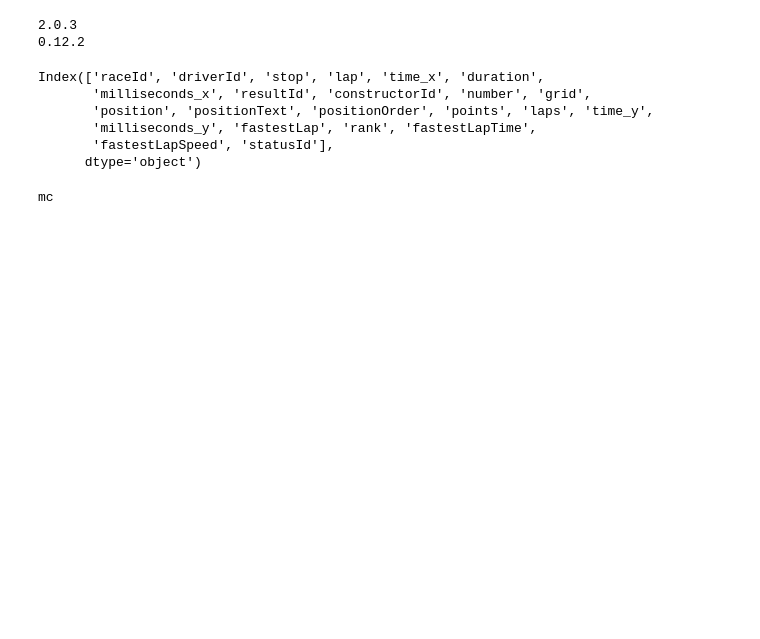
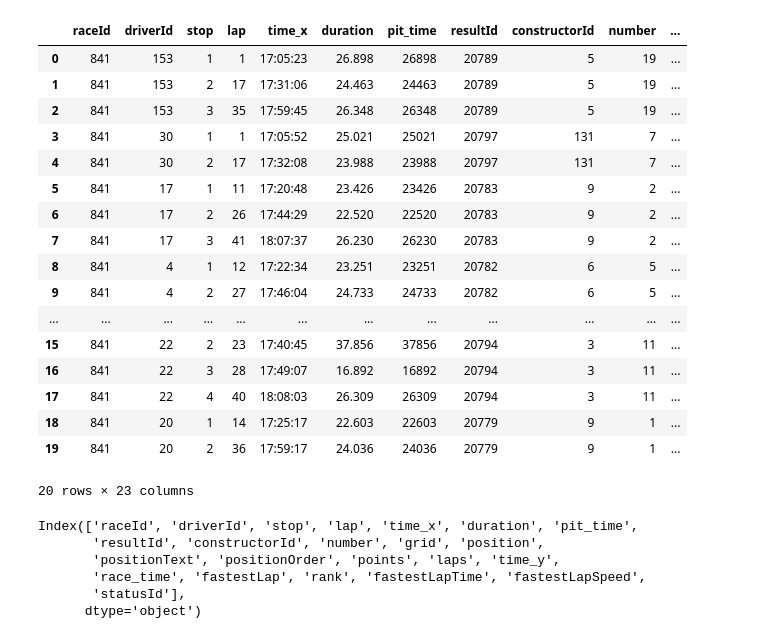
Before and after one commit to MacBeth-M/Capstone, a Jupyter notebook: Pitstops2.ipynb, the cells around one changed output. Saved outputs shown, nothing was run; the diff lists cells and outputs as text; code cells hidden in the pictures; blank space fills up the shorter version.

```diff
--- a/Pitstops2.ipynb
+++ b/Pitstops2.ipynb
@@ -12,22 +22,35 @@ merged_data = pd.merge(pit_stops, results, on=['raceId', 'driverId'])
-# %%
-import pandas as pd
-print(pd.__version__)
-import statsmodels
-print(statsmodels.__version__)
-# %% [output]
-2.0.3
-0.12.2
+# %%
+#rename milliseconds to stop time and race_time to avoid confusion
+pit_stops.rename(columns = {'milliseconds': 'pit_time'}, inplace = True)
+results.rename(columns = {'milliseconds': 'race_time'}, inplace = True)
+pit_merged = pd.merge(pit_stops, results, on=['raceId', 'driverId'])
+pit_merged.head(20)
+# %% [output]
+|  | raceId | driverId | stop | lap | time_x | duration | pit_time | resultId | constructorId | number | ... |
+| 0 | 841 | 153 | 1 | 1 | 17:05:23 | 26.898 | 26898 | 20789 | 5 | 19 | ... |
+| 1 | 841 | 153 | 2 | 17 | 17:31:06 | 24.463 | 24463 | 20789 | 5 | 19 | ... |
+| 2 | 841 | 153 | 3 | 35 | 17:59:45 | 26.348 | 26348 | 20789 | 5 | 19 | ... |
+| 3 | 841 | 30 | 1 | 1 | 17:05:52 | 25.021 | 25021 | 20797 | 131 | 7 | ... |
+| 4 | 841 | 30 | 2 | 17 | 17:32:08 | 23.988 | 23988 | 20797 | 131 | 7 | ... |
+| 5 | 841 | 17 | 1 | 11 | 17:20:48 | 23.426 | 23426 | 20783 | 9 | 2 | ... |
+| 6 | 841 | 17 | 2 | 26 | 17:44:29 | 22.520 | 22520 | 20783 | 9 | 2 | ... |
+| 7 | 841 | 17 | 3 | 41 | 18:07:37 | 26.230 | 26230 | 20783 | 9 | 2 | ... |
+| 8 | 841 | 4 | 1 | 12 | 17:22:34 | 23.251 | 23251 | 20782 | 6 | 5 | ... |
+| 9 | 841 | 4 | 2 | 27 | 17:46:04 | 24.733 | 24733 | 20782 | 6 | 5 | ... |
+| ... | ... | ... | ... | ... | ... | ... | ... | ... | ... | ... | ... |
+| 15 | 841 | 22 | 2 | 23 | 17:40:45 | 37.856 | 37856 | 20794 | 3 | 11 | ... |
+| 16 | 841 | 22 | 3 | 28 | 17:49:07 | 16.892 | 16892 | 20794 | 3 | 11 | ... |
+| 17 | 841 | 22 | 4 | 40 | 18:08:03 | 26.309 | 26309 | 20794 | 3 | 11 | ... |
+| 18 | 841 | 20 | 1 | 14 | 17:25:17 | 22.603 | 22603 | 20779 | 9 | 1 | ... |
+| 19 | 841 | 20 | 2 | 36 | 17:59:17 | 24.036 | 24036 | 20779 | 9 | 1 | ... |
+20 rows × 23 columns
 # %%
-# This will print out all the column names in your merged_data DataFrame
-print(merged_data.columns)
+# Print all the column names in merged DataFrame
+print(pit_merged.columns)
 # %% [output]
-Index(['raceId', 'driverId', 'stop', 'lap', 'time_x', 'duration',
-       'milliseconds_x', 'resultId', 'constructorId', 'number', 'grid',
-       'position', 'positionText', 'positionOrder', 'points', 'laps', 'time_y',
-       'milliseconds_y', 'fastestLap', 'rank', 'fastestLapTime',
-       'fastestLapSpeed', 'statusId'],
+Index(['raceId', 'driverId', 'stop', 'lap', 'time_x', 'duration', 'pit_time',
+       'resultId', 'constructorId', 'number', 'grid', 'position',
+       'positionText', 'positionOrder', 'points', 'laps', 'time_y',
+       'race_time', 'fastestLap', 'rank', 'fastestLapTime', 'fastestLapSpeed',
+       'statusId'],
       dtype='object')
-# %%
-print('mc')
-# %% [output]
-mc
```
Also changed, not shown: parts of 15 cells of this notebook, 3 other files.
